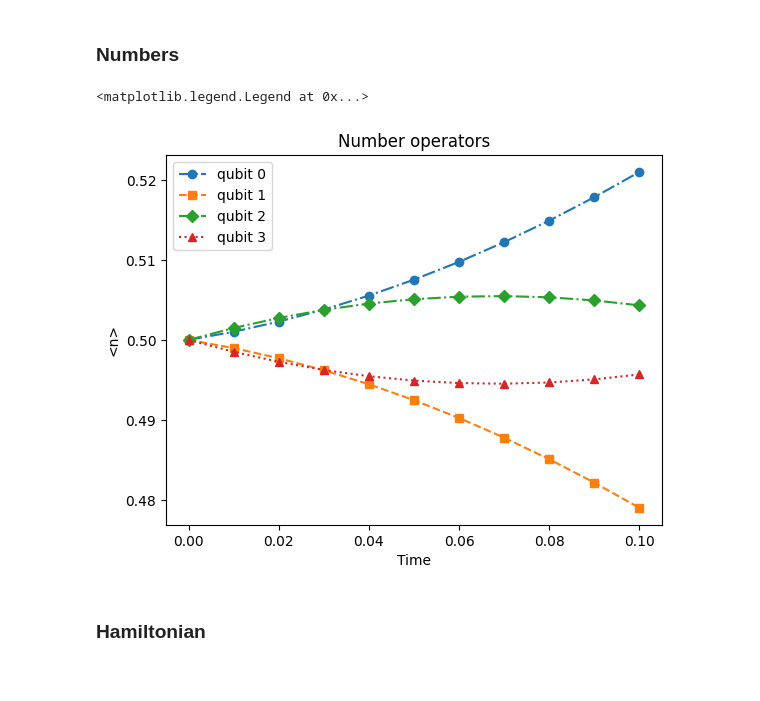
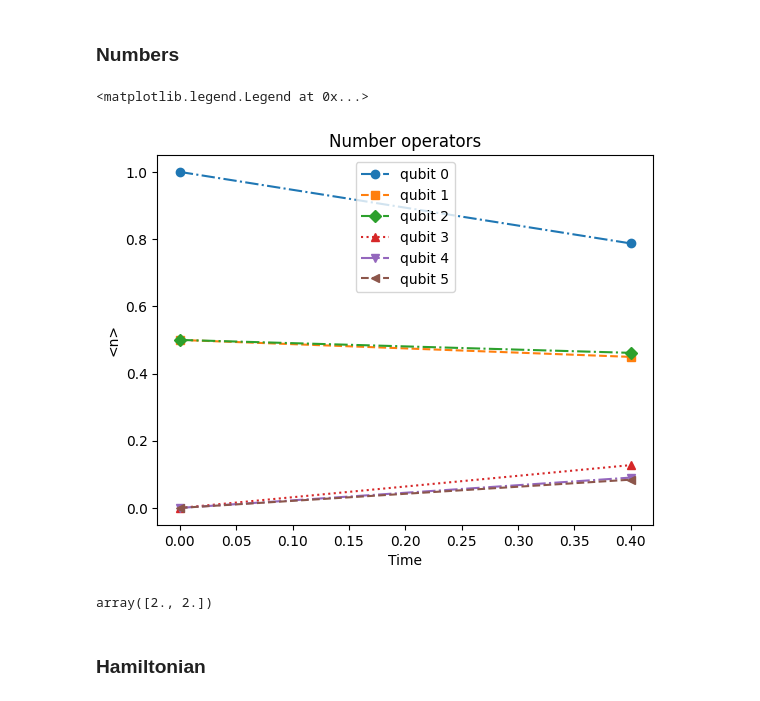
Before and after one commit to rodolfocarobene/qudit_simulations, a Jupyter notebook: notebooks/tv_model.ipynb, the cells around one changed output. Saved outputs shown, nothing was run; the diff lists cells and outputs as text; code cells hidden in the pictures.

```diff
--- a/notebooks/tv_model.ipynb
+++ b/notebooks/tv_model.ipynb
@@ -496,3 +81,29 @@ results = evolve(qudits, temps, initial_circuit, T=T, V=V)
+# %%
+coeffs = (np.random.rand(2)*2-1) + 1j * (np.random.rand(2)*2-1)
+coeffs = [1, 1] #0.47430418+0.48681048j, 0.64455866+0.59635361j]
+# %%
+plaquettes = generate_plaquette_constraints(qudits)
+
+# initial circuit that ensures that the correct subspace is used (really?)
+
+projected_subspace = [Project_Constraint()(*pl) for pl in plaquettes]
+initial_state = [
+    #AddPlaqPair(*coeffs)(qudits[0][0], qudits[0][1], qudits[1][1], qudits[1][0])
+    AddTriple(*coeffs)(qudits[0][0], qudits[0][1], qudits[0][2]),
+    #AddHorizontalPair()(qudits[0][0], qudits[0][1]),
+    #AddVerticalPair()(qudits[0][0], qudits[1][0]),
+]
+initial_circuit = [*projected_subspace, *initial_state]
+# %%
+final_T = 0.4
+num_steps = 1
+dt = final_T / num_steps
+
+temps = np.arange(0, final_T+dt/2, dt)
+
+
+# results is a list of tuples, every tuple contains the circuit and the result shots
+results = evolve(qudits, temps, initial_circuit, T=T, V=V)
 # %%
 results[1][0]
 # %% [output]
@@ -535,22 +150,21 @@ plt.ylim(-1.1, 1.1)
 # %% [markdown]
 ### Numbers
 # %%
-subsystems = [ [idx] for idx in range(len(qudits.flatten()))]
-num_evol_res = {str(i[0]): [] for i in subsystems}
+num_evol_res = []
 
-for idx, sys in enumerate(subsystems):
-    for state in results:
-        operator = number_matrix
-        val = expectation_value(state[1], [qudits.flatten()[idx]], operator)
-        num_evol_res[str(idx)].append(np.abs(val))
+for state in results:
+    nums = compute_state_exp_numbers(qudits, state)
+    num_evol_res.append(nums)
 
-for i, key in enumerate(num_evol_res):
-    plt.plot(temps, num_evol_res[key], label=f"qubit {key}", linestyle=line_styles[i], marker=markers[i])
+num_evol_res = np.array(num_evol_res)
+
+for i in range(len(qudits.flatten())):
+    plt.plot(temps, num_evol_res[:,i], label=f"qubit {i}", linestyle=line_styles[i], marker=markers[i])
 
 plt.title("Number operators")
 plt.xlabel("Time")
 plt.ylabel("<n>")
 plt.legend()
 # %% [output]
 <matplotlib.legend.Legend at 0x...>
-[figure, old version]
+[figure, new version]
@@ -562,2 +171,6 @@ x_sum
+# %%
+np.sum(num_evol_res, axis=1)
+# %% [output]
+array([2., 2.])
 # %% [markdown]
 ### Hamiltonian
```
Also changed, not shown: parts of 54 cells of this notebook, 7 other files.
